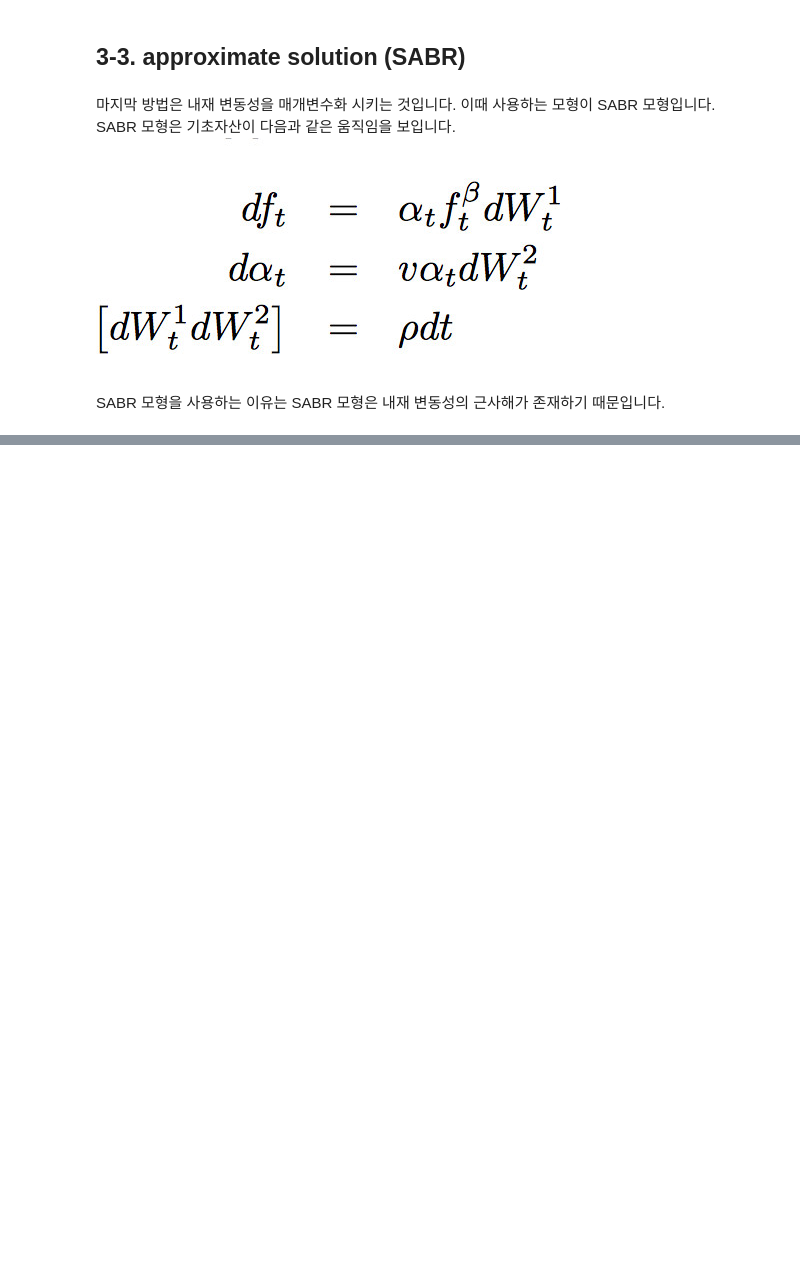
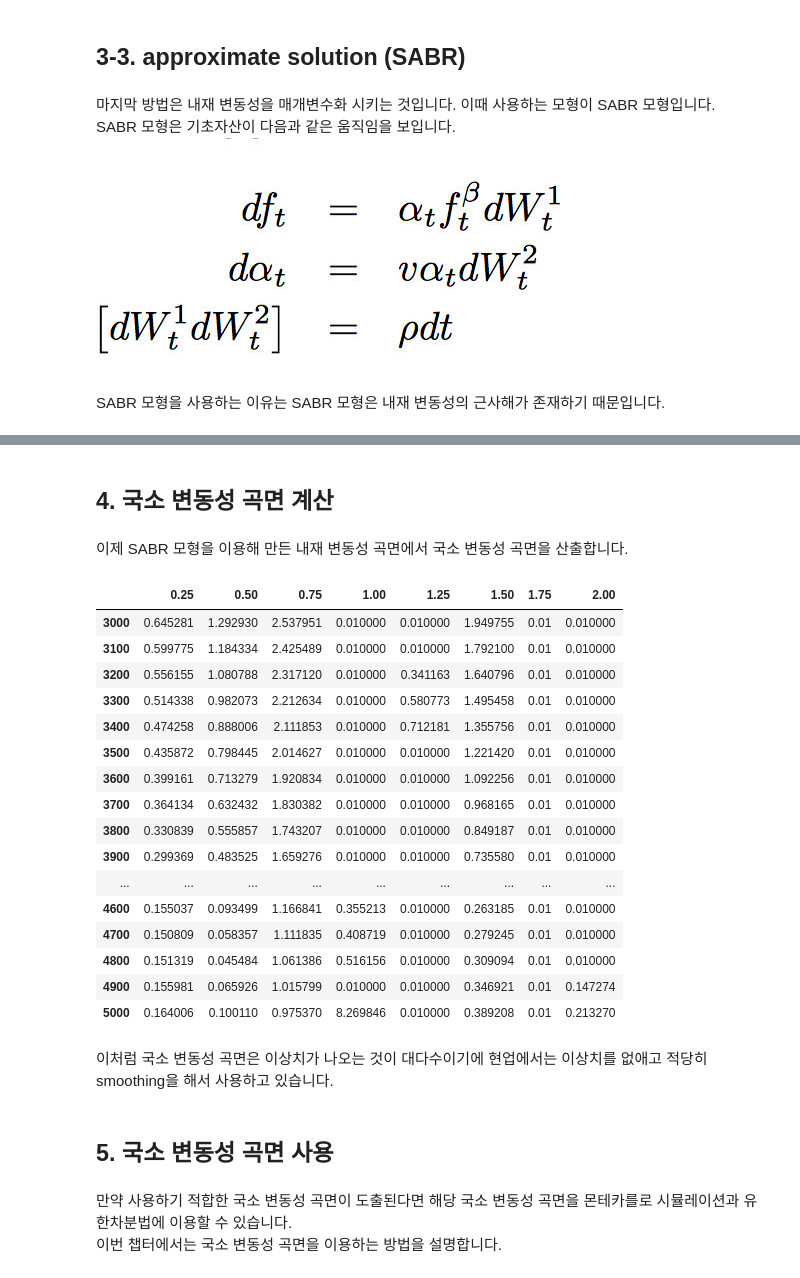
Before and after one commit to QuantifiSogang/2024-02DerivativesLab, a Jupyter notebook: 6.Volatility Surface/Volatility Surface.ipynb, the cells around one changed output, grey strips where cells are left out. Drawn from its saved outputs; the diff is of its cells as text; code cells hidden in the pictures; blank space fills up the shorter version.

```diff
--- a/6.Volatility Surface/Volatility Surface.ipynb
+++ b/6.Volatility Surface/Volatility Surface.ipynb
@@ -133,0 +218,5 @@ SABR 모형을 사용하는 이유는 SABR 모형은 내재 변동성의 근사
+# %%
+alpha = scipy.interpolate.CubicSpline(sabrparameter["T"], sabrparameter["a"], axis=0, bc_type=((2, 0.0), (2, 0.0)), extrapolate=None)
+beta = scipy.interpolate.CubicSpline(sabrparameter["T"], sabrparameter["b"], axis=0, bc_type=((2, 0.0), (2, 0.0)), extrapolate=None)
+rho = scipy.interpolate.CubicSpline(sabrparameter["T"], sabrparameter["rho"], axis=0, bc_type=((2, 0.0), (2, 0.0)), extrapolate=None)
+v = scipy.interpolate.CubicSpline(sabrparameter["T"], sabrparameter["v"], axis=0, bc_type=((2, 0.0), (2, 0.0)), extrapolate=None)
@@ -133,0 +241,67 @@ SABR 모형을 사용하는 이유는 SABR 모형은 내재 변동성의 근사
+# %%
+S = 4284.660156
+r = 0.05
+for i in range(0,impvol.shape[0]):
+    for j in range(0,impvol.shape[1]):
+        K = impvol.index[i]
+        T = impvol.columns[j]
+        impvol.iloc[i,j] = sabrvol(alpha,beta,rho,v,S,K,r,T)
+impvol = impvol.apply(pd.to_numeric)
+impvol = impvol.interpolate(method="spline",order=3,axis=1)
+# %% [markdown]
+## 4. 국소 변동성 곡면 계산
+# %% [markdown]
+이제 SABR 모형을 이용해 만든 내재 변동성 곡면에서 국소 변동성 곡면을 산출합니다.
+# %%
+for i in range(0,localvol.shape[0]):
+    for j in range(0,localvol.shape[1]):
+        K = localvol.index[i]
+        T = localvol.columns[j]
+        vol = impvol.loc[K,T]
+        volu = impvol.loc[K+1,T]
+        vold = impvol.loc[K-1,T]
+        volt = impvol.loc[K,T+0.01]
+        d1 = (np.log(S/K) + (r+(vol*vol/2))*T)/(vol*np.sqrt(T))
+        dK = (volu-vold)/2
+        dK2 = volu+vold-2*vol
+        dT = (volt-vol)/0.01
+        numerator = vol*vol + 2*vol*T*(dT+r*K*dK)
+        part1 = (1+K*d1*dK*np.sqrt(T))**2
+        part2 = vol*K*K*T*(dK2-d1*dK*dK*np.sqrt(T))
+        denominator = part1+part2
+        var = numerator/denominator
+        if(var<0):
+            localvol.loc[K,T] = 0.01
+        else:
+            localvol.loc[K,T] = np.sqrt(var)
+# %%
+localvol
+localvol = localvol.apply(pd.to_numeric)
+localvol = localvol.interpolate(method="linear",axis=1)
+# %%
+localvol
+# %% [output]
+|  | 0.25 | 0.50 | 0.75 | 1.00 | 1.25 | 1.50 | 1.75 | 2.00 |
+| 3000 | 0.645281 | 1.292930 | 2.537951 | 0.010000 | 0.010000 | 1.949755 | 0.01 | 0.010000 |
+| 3100 | 0.599775 | 1.184334 | 2.425489 | 0.010000 | 0.010000 | 1.792100 | 0.01 | 0.010000 |
+| 3200 | 0.556155 | 1.080788 | 2.317120 | 0.010000 | 0.341163 | 1.640796 | 0.01 | 0.010000 |
+| 3300 | 0.514338 | 0.982073 | 2.212634 | 0.010000 | 0.580773 | 1.495458 | 0.01 | 0.010000 |
+| 3400 | 0.474258 | 0.888006 | 2.111853 | 0.010000 | 0.712181 | 1.355756 | 0.01 | 0.010000 |
+| 3500 | 0.435872 | 0.798445 | 2.014627 | 0.010000 | 0.010000 | 1.221420 | 0.01 | 0.010000 |
+| 3600 | 0.399161 | 0.713279 | 1.920834 | 0.010000 | 0.010000 | 1.092256 | 0.01 | 0.010000 |
+| 3700 | 0.364134 | 0.632432 | 1.830382 | 0.010000 | 0.010000 | 0.968165 | 0.01 | 0.010000 |
+| 3800 | 0.330839 | 0.555857 | 1.743207 | 0.010000 | 0.010000 | 0.849187 | 0.01 | 0.010000 |
+| 3900 | 0.299369 | 0.483525 | 1.659276 | 0.010000 | 0.010000 | 0.735580 | 0.01 | 0.010000 |
+| ... | ... | ... | ... | ... | ... | ... | ... | ... |
+| 4600 | 0.155037 | 0.093499 | 1.166841 | 0.355213 | 0.010000 | 0.263185 | 0.01 | 0.010000 |
+| 4700 | 0.150809 | 0.058357 | 1.111835 | 0.408719 | 0.010000 | 0.279245 | 0.01 | 0.010000 |
+| 4800 | 0.151319 | 0.045484 | 1.061386 | 0.516156 | 0.010000 | 0.309094 | 0.01 | 0.010000 |
+| 4900 | 0.155981 | 0.065926 | 1.015799 | 0.010000 | 0.010000 | 0.346921 | 0.01 | 0.147274 |
+| 5000 | 0.164006 | 0.100110 | 0.975370 | 8.269846 | 0.010000 | 0.389208 | 0.01 | 0.213270 |
+# %% [markdown]
+이처럼 국소 변동성 곡면은 이상치가 나오는 것이 대다수이기에 현업에서는 이상치를 없애고 적당히 smoothing을 해서 사용하고 있습니다.
+# %% [markdown]
+## 5. 국소 변동성 곡면 사용
+# %% [markdown]
+만약 사용하기 적합한 국소 변동성 곡면이 도출된다면 해당 국소 변동성 곡면을 몬테카를로 시뮬레이션과 유한차분법에 이용할 수 있습니다.<br>
+이번 챕터에서는 국소 변동성 곡면을 이용하는 방법을 설명합니다.
```
Also changed, not shown: parts of 38 cells of this notebook.
